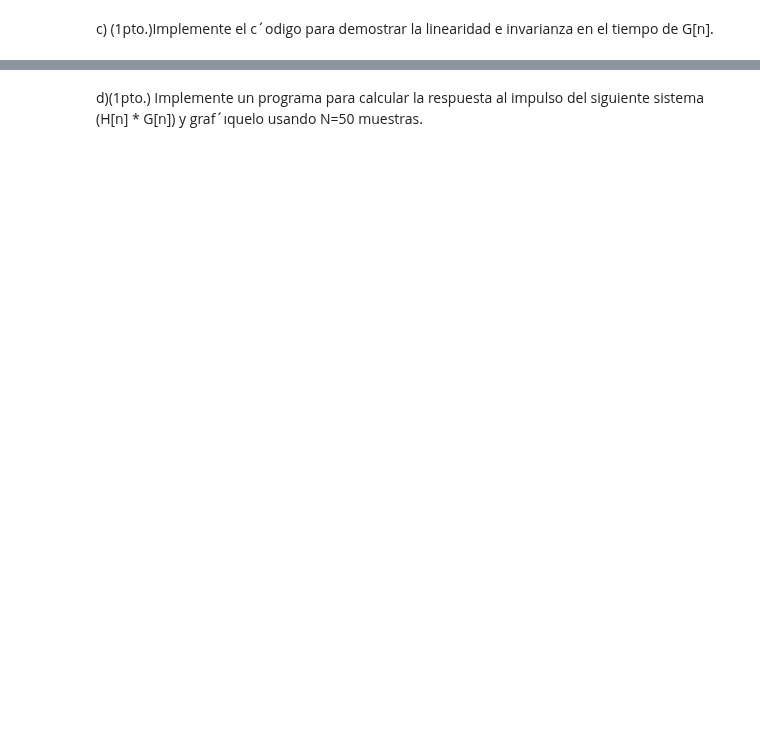
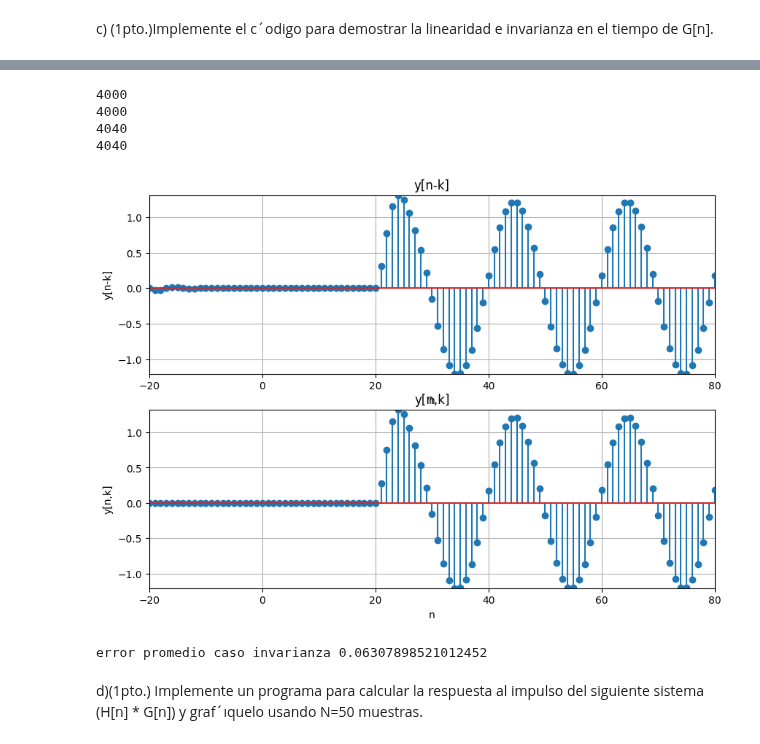
Before and after one commit to ExampleToFollow/PracticasPDS, a Jupyter notebook: Lab2/IF_Computacional_HineillCéspedes_20213704.ipynb, the cells around one changed output, grey strips where cells are left out. Drawn from its saved outputs; the diff is of its cells as text; code cells hidden in the pictures; blank space fills up the shorter version.

```diff
--- a/Lab2/IF_Computacional_HineillCéspedes_20213704.ipynb
+++ b/Lab2/IF_Computacional_HineillCéspedes_20213704.ipynb
@@ -387,3 +443,42 @@ de G[n].
+# %%
+#PROBAMOOS INVARIRANZA
+term_1 =  sistema_g_n(retraso_signal(x1 ,n ,k )[0], retraso_signal(x1 ,n ,k )[1] )[0]
+term_1_idx =  sistema_g_n(retraso_signal(x1 ,n ,k  )[0], retraso_signal(x1,n ,k )[1] )[1]
+print(len(term_1))
+print(len(term_1_idx))
+
+term_2 =  retraso_signal(sistema_g_n(x1, n)[0] , sistema_g_n(x1, n)[1],k)[0]
+term_2_idx =  retraso_signal(sistema_g_n(x1, n)[0] , sistema_g_n(x1, n)[1],k)[1]
+print(len(term_2))
+print(len(term_2_idx))
+
+plt.figure(figsize=(10, 7))
+plt.subplot(2, 1, 1)
+plt.stem(term_1_idx, term_1)
+plt.title('y[n-k]')
+plt.ylim([np.min(term_1),np.max(term_1)])
+plt.xlim([np.min(term_1_idx),np.min(term_1_idx) +  100])
+plt.xlabel('n')
+plt.ylabel('y[n-k]')
+plt.grid(True)
+
+plt.subplot(2, 1, 2)
+plt.title('y[n,k]')
+plt.stem(term_2_idx, term_2)
+plt.ylim([np.min(term_2),np.max(term_2)])
+plt.xlim([np.min(term_2_idx),np.min(term_2_idx) +  100 ])
+plt.xlabel('n')
+plt.ylabel('y[n,k]')
+plt.grid(True)
+plt.show()
+print(f"error promedio caso invarianza {np.linalg.norm(term_1-term_2[:len(term_1)])}")
+# %% [output]
+4000
+4000
+4040
+4040
+[figure, added]
+error promedio caso invarianza 0.06307898521012452
 # %% [markdown]
 d)(1pto.) Implemente un programa para calcular la respuesta al impulso del siguiente
 sistema (H[n] * G[n]) y graf´ıquelo usando N=50 muestras.
```
Also changed, not shown: parts of 11 cells of this notebook, 2 other files.
